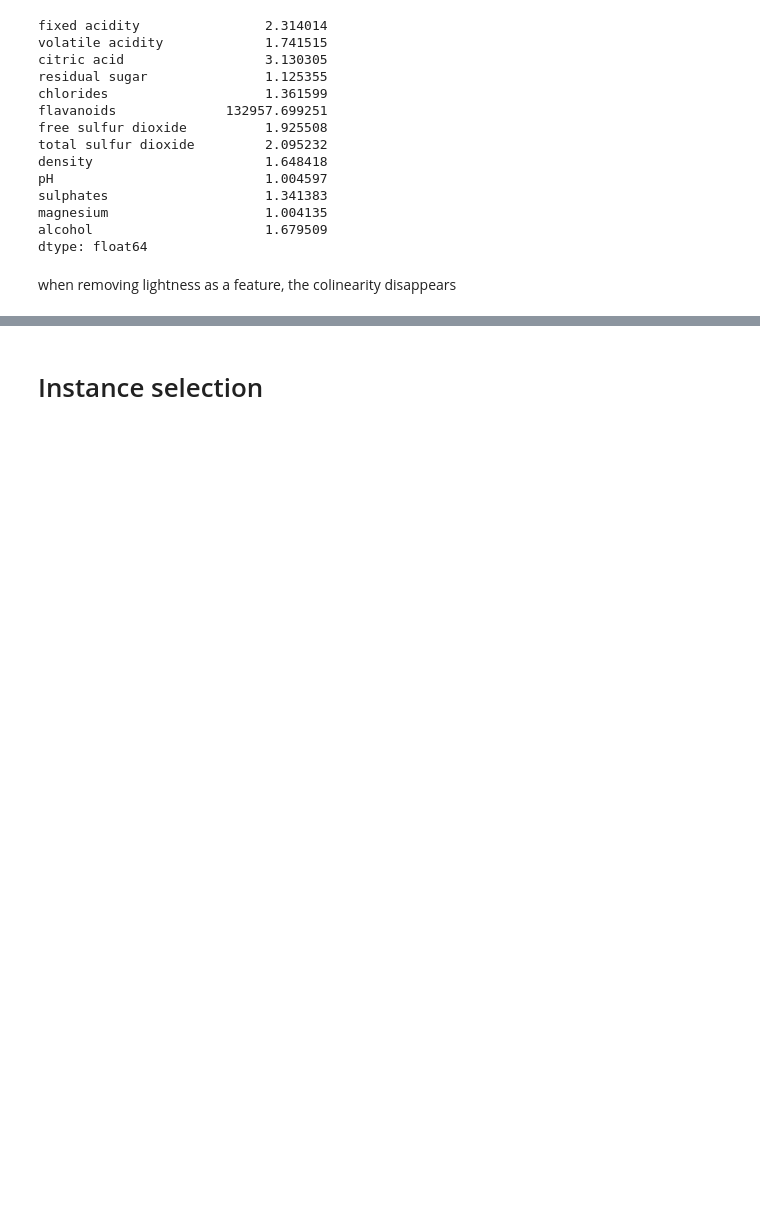
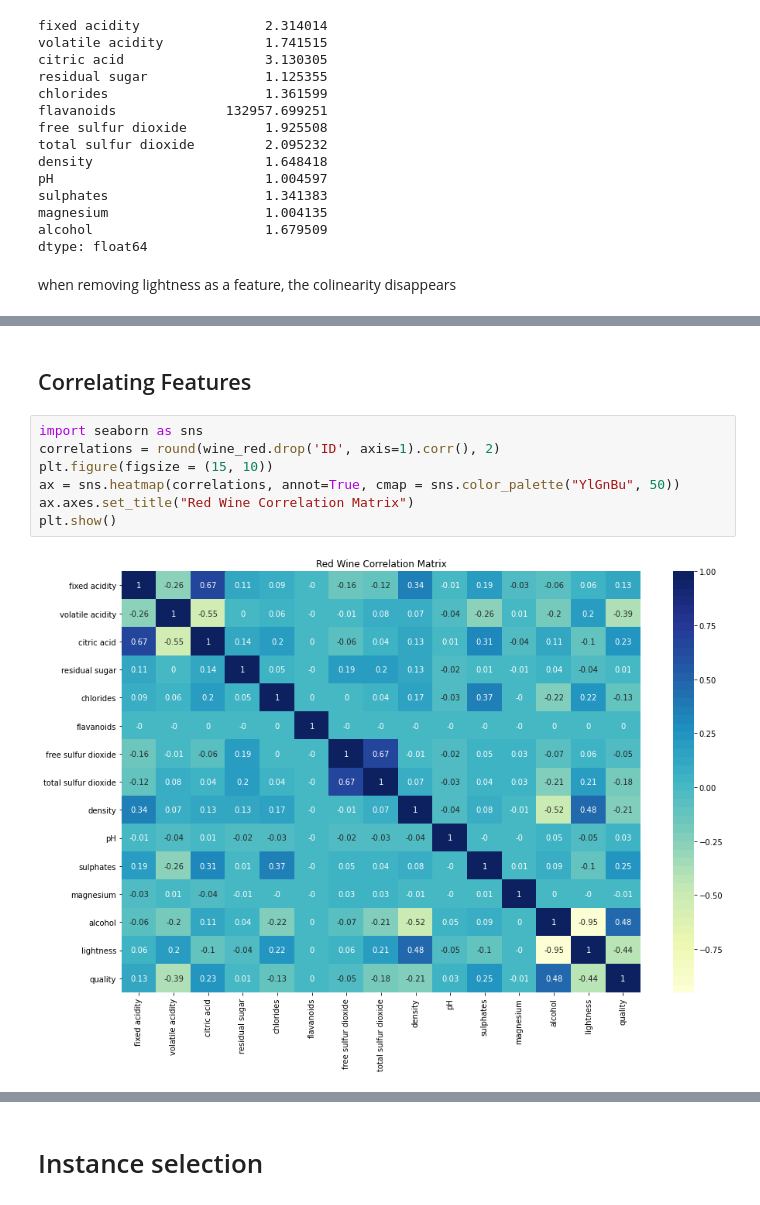
Before and after one commit to proohit/trends-in-ds-team1, a Jupyter notebook: data reduction tasks/red_wine_data_reduction.ipynb, the cells around one changed output, grey strips where cells are left out. Saved outputs shown, nothing was run; the diff lists cells and outputs as text; blank space fills up the shorter version.

```diff
--- a/data reduction tasks/red_wine_data_reduction.ipynb
+++ b/data reduction tasks/red_wine_data_reduction.ipynb
@@ -104,0 +152,11 @@ display(best_features)
+# %% [markdown]
+## Correlating Features
+# %%
+import seaborn as sns
+correlations = round(wine_red.drop('ID', axis=1).corr(), 2)
+plt.figure(figsize = (15, 10))
+ax = sns.heatmap(correlations, annot=True, cmap = sns.color_palette("YlGnBu", 50))
+ax.axes.set_title("Red Wine Correlation Matrix")
+plt.show()
+# %% [output]
+[figure, added]
```
Also changed, not shown: parts of 11 cells of this notebook.
